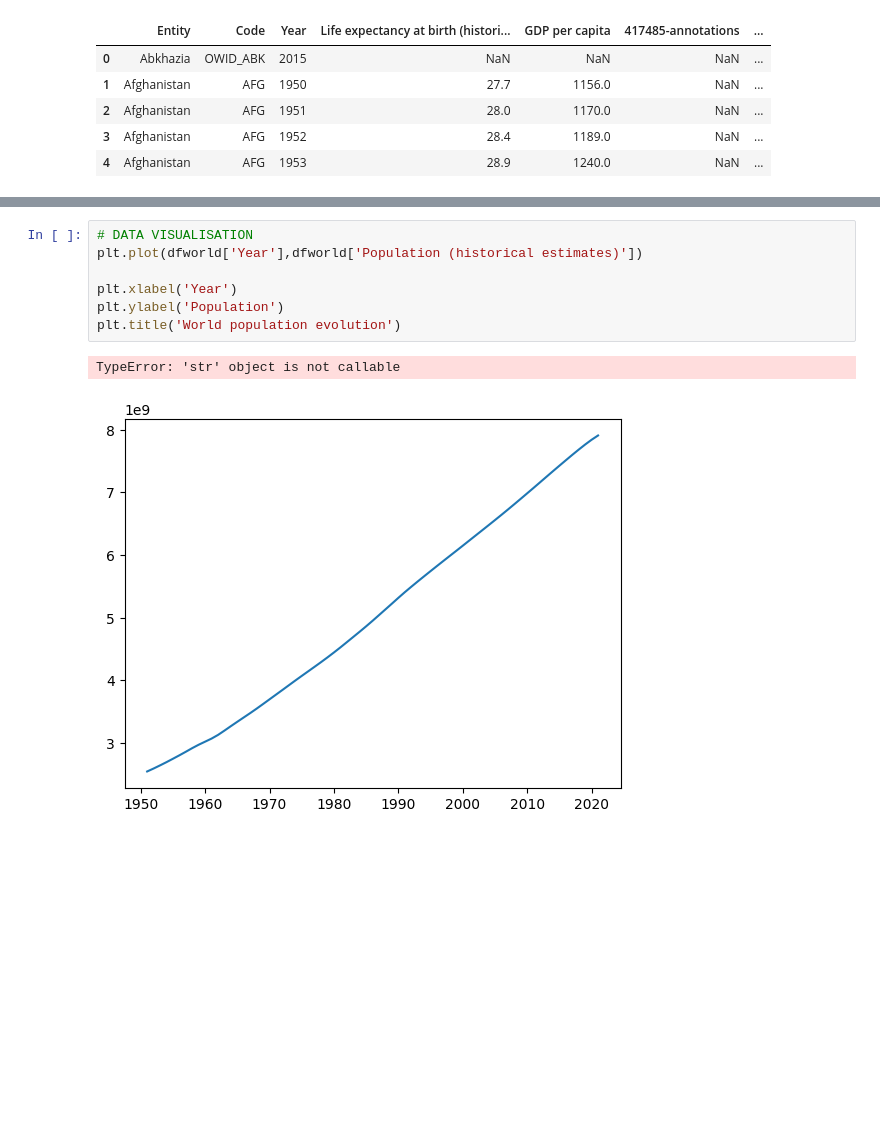
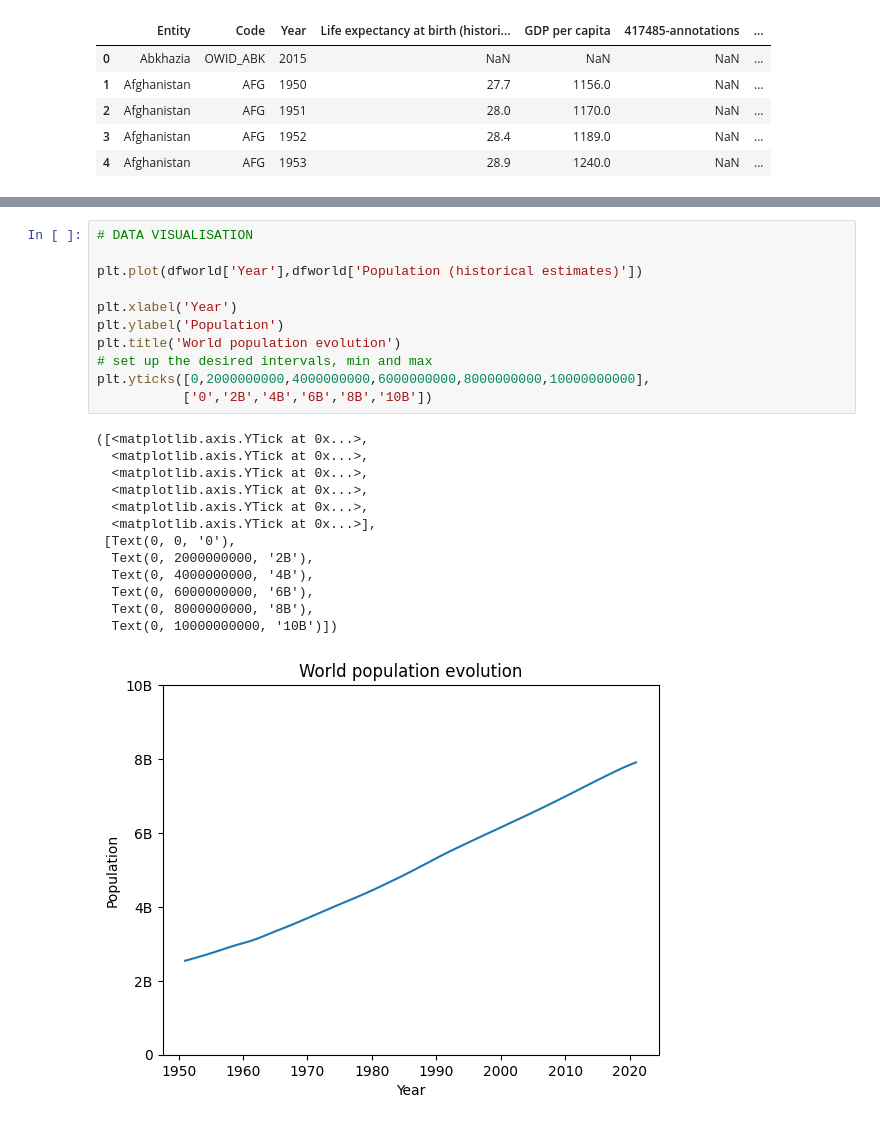
Before and after one commit to JeffBucker/DatacampDataAnalystTrack, a Jupyter notebook: Intermediate Python.ipynb, the cells around one changed output, grey strips where cells are left out. Cells and saved outputs as stored; diff of their text form; blank space fills up the shorter version.

```diff
--- a/Intermediate Python.ipynb
+++ b/Intermediate Python.ipynb
@@ -67,10 +76,25 @@ plt.hist(df1950['Life expectancy at birth (historical)'],bins=20)
 # %%
 # DATA VISUALISATION
+
 plt.plot(dfworld['Year'],dfworld['Population (historical estimates)'])
 
 plt.xlabel('Year')
 plt.ylabel('Population')
 plt.title('World population evolution')
+# set up the desired intervals, min and max
+plt.yticks([0,2000000000,4000000000,6000000000,8000000000,10000000000],
+           ['0','2B','4B','6B','8B','10B'])
 # %% [output]
-TypeError: 'str' object is not callable
+([<matplotlib.axis.YTick at 0x...>,
+  <matplotlib.axis.YTick at 0x...>,
+  <matplotlib.axis.YTick at 0x...>,
+  <matplotlib.axis.YTick at 0x...>,
+  <matplotlib.axis.YTick at 0x...>,
+  <matplotlib.axis.YTick at 0x...>],
+ [Text(0, 0, '0'),
+  Text(0, 2000000000, '2B'),
+  Text(0, 4000000000, '4B'),
+  Text(0, 6000000000, '6B'),
+  Text(0, 8000000000, '8B'),
+  Text(0, 10000000000, '10B')])
-[figure, old version]
+[figure, new version]
```
Also changed, not shown: parts of 8 cells of this notebook.
